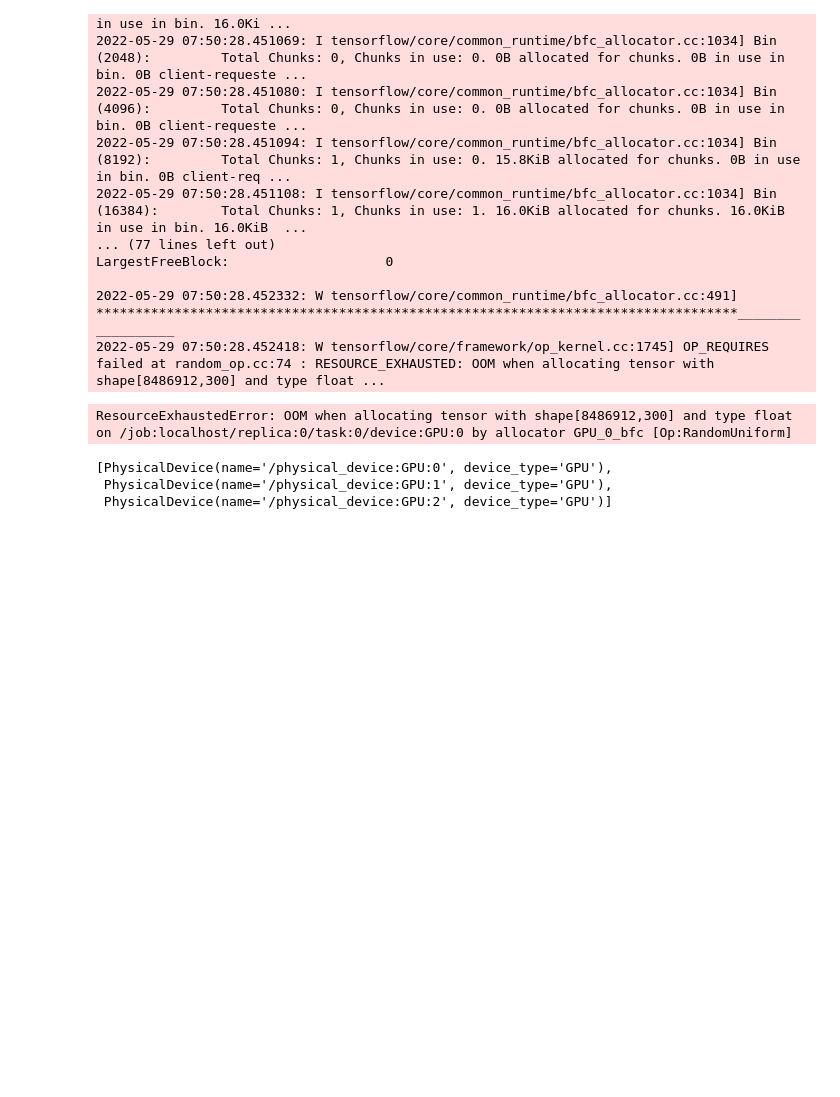
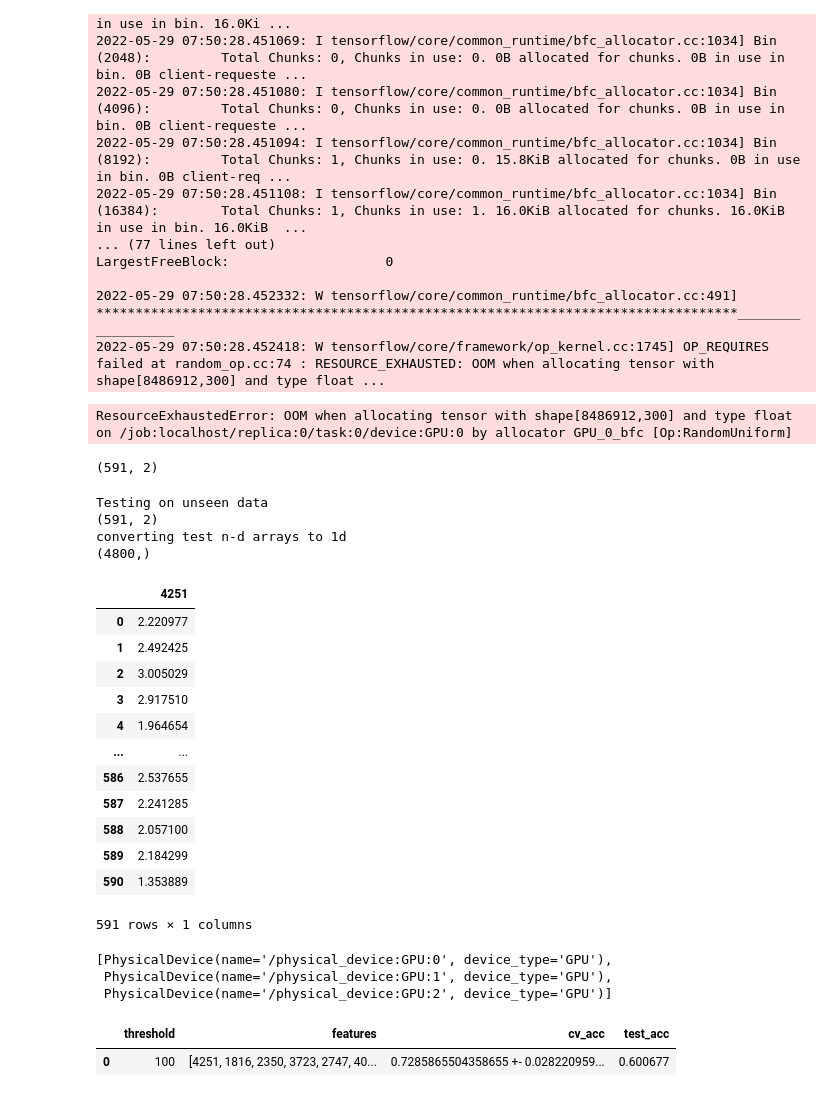
Before and after one commit to VedantKalbag/MusicGenreClassification, a Jupyter notebook: Vedant/src/test.ipynb, the cells around one changed output. Saved outputs shown, nothing was run; the diff lists cells and outputs as text; code cells hidden in the pictures; blank space fills up the shorter version.

Commit message:
testing changes for MIC classifiers

```diff
--- a/Vedant/src/test.ipynb
+++ b/Vedant/src/test.ipynb
@@ -288,3 +286,65 @@ melspec.main(100,"Xception")
+# %%
+import glob, numpy as np, pandas as pd, random
+test_paths = sorted(glob.glob('../../datasets/gtzan10sAug/datasets/jukebox/val/*.npy'))
+# assert len(npy_paths) == 1000
+random.seed(42)
+random.shuffle(test_paths)
+
+# Load data
+T = np.array([np.load(p, allow_pickle=True) for p in test_paths])
+print(T.shape)
+# %% [output]
+(591, 2)
+# %%
+print("Testing on unseen data")
+from tqdm import tqdm
+from sklearn import preprocessing
+le = preprocessing.LabelEncoder()
+# VALIDATION SET
+test_paths = sorted(glob.glob('../../datasets/gtzan10sAug/datasets/jukebox/val/*.npy'))
+# assert len(npy_paths) == 1000
+random.seed(42)
+random.shuffle(test_paths)
+
+# Load data
+T = np.array([np.load(p, allow_pickle=True) for p in test_paths])
+print(T.shape)
+y = np.array(pd.DataFrame(T)[1].to_list())
+X = np.array(pd.DataFrame(T)[0].to_list())
+
+from sklearn import preprocessing
+y_test = le.fit_transform(y)
+# le_name_mapping = dict(zip(le.classes_, le.transform(le.classes_)))
+# print(le_name_mapping)
+
+print("converting test n-d arrays to 1d")
+print(X[0].mean(axis=0).shape)
+X_test=np.zeros((len(X),X[0].shape[1]))
+for i in tqdm(range(len(X))):
+    X_test[i] = X[i].mean(axis=0)#.ravel()
+
+X_test_df = pd.DataFrame(X_test)
+# %% [output]
+Testing on unseen data
+(591, 2)
+converting test n-d arrays to 1d
+(4800,)
+# %%
+X_test_df[[4251]]
+# %% [output]
+|  | 4251 |
+| 0 | 2.220977 |
+| 1 | 2.492425 |
+| 2 | 3.005029 |
+| 3 | 2.917510 |
+| 4 | 1.964654 |
+| ... | ... |
+| 586 | 2.537655 |
+| 587 | 2.241285 |
+| 588 | 2.057100 |
+| 589 | 2.184299 |
+| 590 | 1.353889 |
+591 rows × 1 columns
 # %%
 import tensorflow as tf
 tf.config.experimental.list_physical_devices('GPU')
@@ -292,3 +352,8 @@ tf.config.experimental.list_physical_devices('GPU')
 [PhysicalDevice(name='/physical_device:GPU:0', device_type='GPU'),
  PhysicalDevice(name='/physical_device:GPU:1', device_type='GPU'),
  PhysicalDevice(name='/physical_device:GPU:2', device_type='GPU')]
+# %%
+pd.read_csv('../logs/MIC.csv', sep='\t', names=['threshold','features','cv_acc','test_acc'])
+# %% [output]
+|  | threshold | features | cv_acc | test_acc |
+| 0 | 100 | [4251, 1816, 2350, 3723, 2747, 40... | 0.7285865504358655 +- 0.028220959... | 0.600677 |
```
Also changed, not shown: parts of 1 cell of this notebook.
